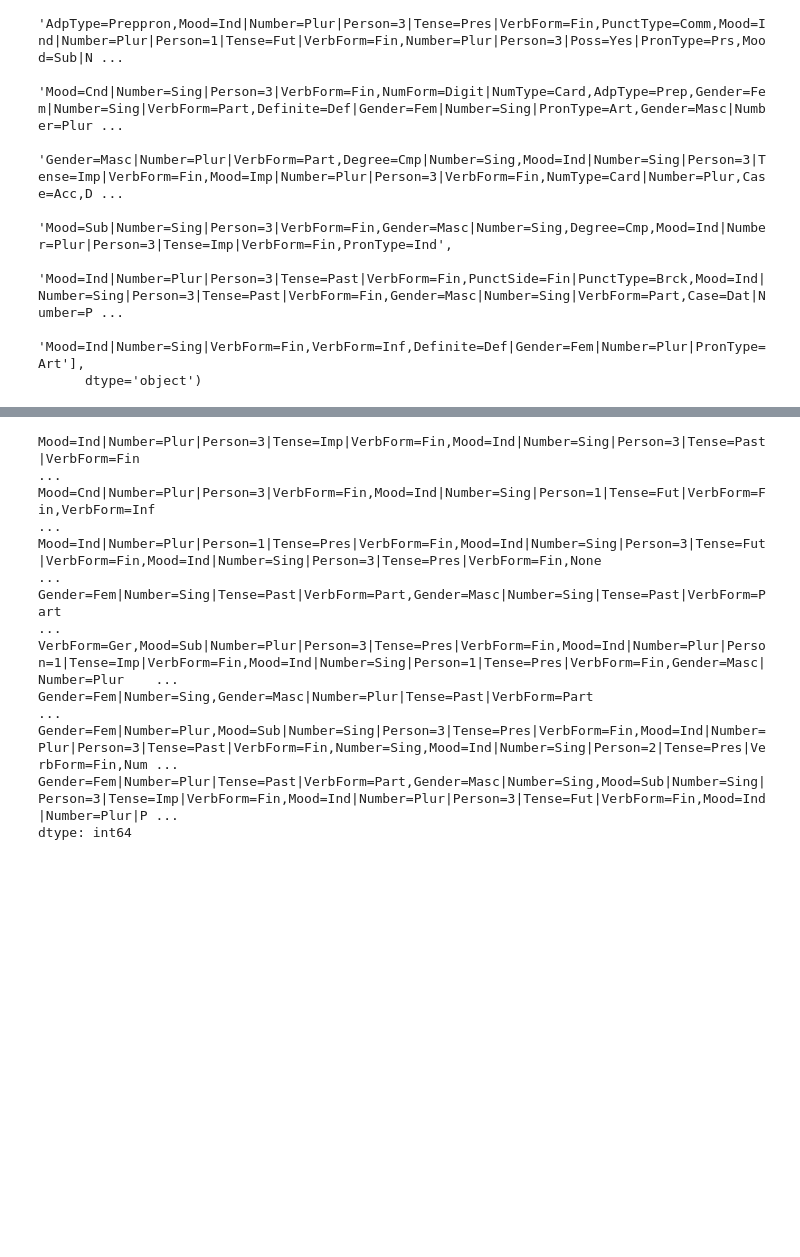
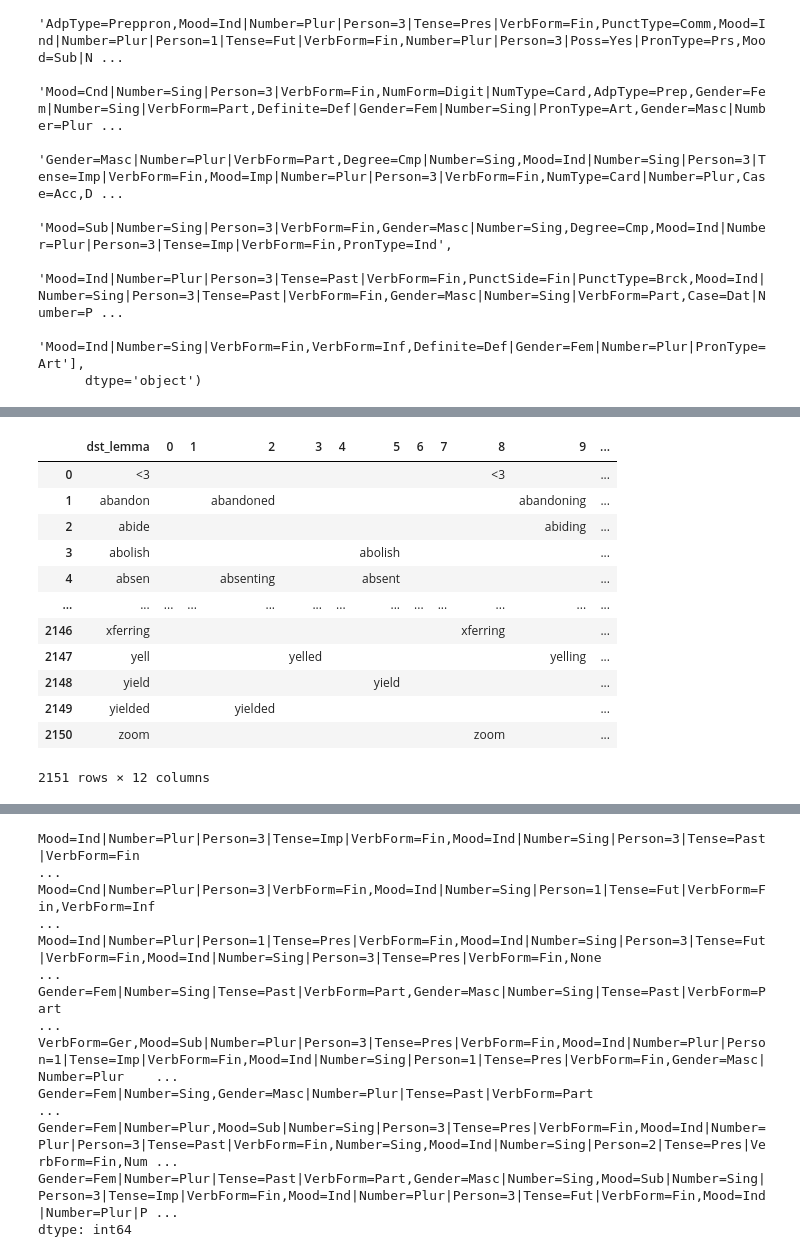
Before and after one commit to faisal-iut/minimal-morpho-inflection, a Jupyter notebook: insert_pdp.ipynb, the cells around one changed output, grey strips where cells are left out. Saved outputs shown, nothing was run; the diff lists cells and outputs as text; code cells hidden in the pictures; blank space fills up the shorter version.

Commit message:
merge column file updated

```diff
--- a/insert_pdp.ipynb
+++ b/insert_pdp.ipynb
@@ -173,8 +173,9 @@ def save_current_state(df, lemma):
 
 def get_sim_matrix(df):
     affix_count = defaultdict(dict)
-    for col in df.columns:
+    for i,col in enumerate(df.columns):
         dist_dict = get_affix(set(df[col]))
+        print(i,col, dist_dict)
         for key,val in dist_dict.items():
             for v in val:
 #                 affix_count[v[0]]['affix']=key[0]
@@ -187,6 +188,7 @@ def get_sim_matrix(df):
     return sim_matrix, affix_df
 
 if __name__ == "__main__":
+    pfilepath = '../ParadigmDiscovery/MyModel/eng_V/'
     filepath = './data/eng_V/'
     with open(os.path.join(filepath, 'dst_property_t.pickle'),'rb') as ff:
         dst_verbs_t = pickle.load(ff)
@@ -203,5 +205,5 @@ if __name__ == "__main__":
         if flag==False:
             break
         feature_df = new_table.copy()
-    feature_df.to_csv('./data/my_wf_grid.csv',header=None)
+    feature_df.to_csv('./data/my_wf_grid_stanza.csv',header=None)
 # %% [output]
@@ -264,0 +374,18 @@ Gender=Masc|Number=Plur|VerbForm=Part,Degree=Cmp|Number=Sing,Mood=Ind|Number=Sin
+# %%
+with open(os.path.join(filepath, 'dst_property_t.pickle'),'rb') as ff:
+    dst_verbs_t = pickle.load(ff)
+
+df = feature_df.copy()
+columns =  df.columns
+id_to_columns  = {columns[x]:x for x in range(0, len(columns),1)}
+df = df.rename(id_to_columns, axis=1)
+# # df  = df.applymap(str)
+df['src_lemma'] = dst_verbs_t.iloc[:,0]
+df['dst_lemma'] = dst_verbs_t.iloc[:,1]
+f = lambda y: ', '.join([j for i,j in enumerate(y) if j!=0])
+# f = lambda y: list(y)
+agg_func = {x:f for x in range(0, len(df.columns)-2,1)}
+agg_func['src_lemma']='first'
+df = df.groupby(df['dst_lemma']).aggregate(agg_func).reset_index()
+df = df.replace('',0)
+feat_vals =  df.values
@@ -264,0 +527,16 @@ Gender=Masc|Number=Plur|VerbForm=Part,Degree=Cmp|Number=Sing,Mood=Ind|Number=Sin
+# %%
+df
+# %% [output]
+|  | dst_lemma | 0 | 1 | 2 | 3 | 4 | 5 | 6 | 7 | 8 | 9 | ... |
+| 0 | <3 |  |  |  |  |  |  |  |  | <3 |  | ... |
+| 1 | abandon |  |  | abandoned |  |  |  |  |  |  | abandoning | ... |
+| 2 | abide |  |  |  |  |  |  |  |  |  | abiding | ... |
+| 3 | abolish |  |  |  |  |  | abolish |  |  |  |  | ... |
+| 4 | absen |  |  | absenting |  |  | absent |  |  |  |  | ... |
+| ... | ... | ... | ... | ... | ... | ... | ... | ... | ... | ... | ... | ... |
+| 2146 | xferring |  |  |  |  |  |  |  |  | xferring |  | ... |
+| 2147 | yell |  |  |  | yelled |  |  |  |  |  | yelling | ... |
+| 2148 | yield |  |  |  |  |  | yield |  |  |  |  | ... |
+| 2149 | yielded |  |  | yielded |  |  |  |  |  |  |  | ... |
+| 2150 | zoom |  |  |  |  |  |  |  |  | zoom |  | ... |
+2151 rows × 12 columns
```
Also changed, not shown: parts of 25 cells of this notebook.
